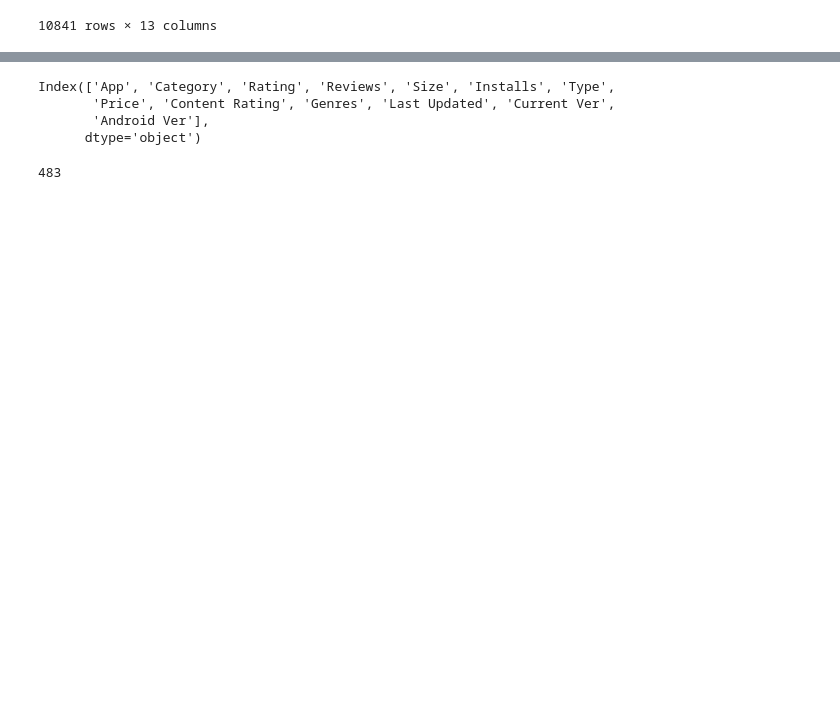
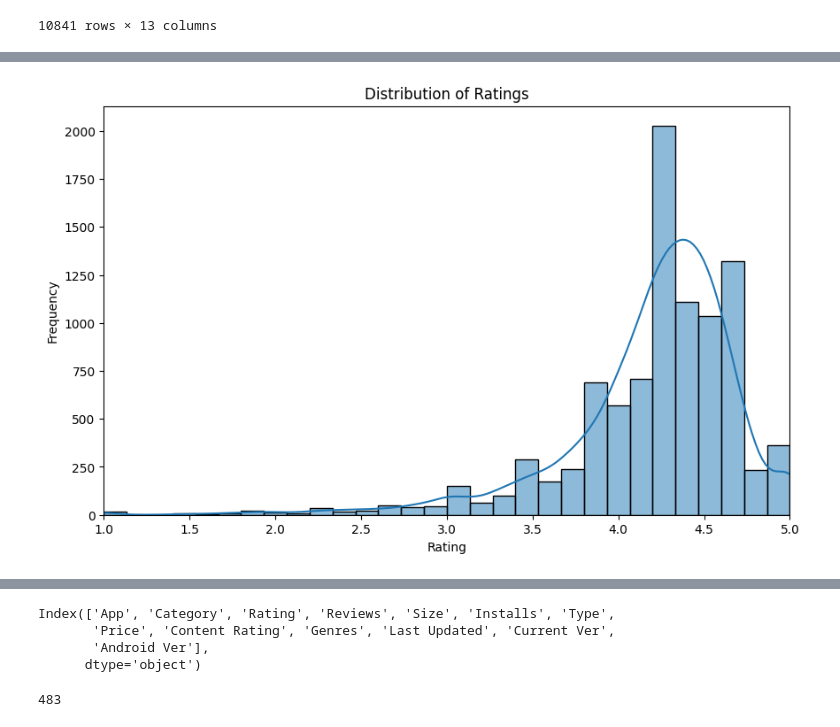
Before and after one commit to TruongGiaBao299/Machine-Learning-Final-Project, a Jupyter notebook: src/Final.ipynb, the cells around one changed output, grey strips where cells are left out. Drawn from its saved outputs; the diff is of its cells as text; code cells hidden in the pictures; blank space fills up the shorter version.

Commit message:
fix preprocess and plot

```diff
--- a/src/Final.ipynb
+++ b/src/Final.ipynb
@@ -38,0 +93,25 @@ data
+# %%
+data=data.drop(data.index[data[~data.Reviews.str.isnumeric()].index])
+# %%
+data['Reviews'] = data['Reviews'].astype(int)  # Convert 'Reviews' column to integer type
+
+data['Size'] = data['Size'].apply(lambda x: str(x).
+                                            replace('M', '').
+                                            replace('k', ''))  # Remove 'k' , 'M' from 'Size' column
+
+data['Price'] = data['Price'].apply(lambda x: float(str(x).
+                                                    replace('$', ''))) # Remove 'k' from 'Size' column
+
+data['Installs'] = data['Installs'].apply(lambda x: int(str(x).
+                                                        replace('+', '').
+                                                        replace(',','')))  # Remove '+' from 'Installs' column
+
+
+data['Size'] = pd.to_numeric(data['Size'], errors='coerce')
+# Calculate the mean excluding NaN values
+mean_size = data['Size'].mean(skipna=True)
+
+# Replace "Varies with device" with the mean value
+data['Size'].fillna( mean_size, inplace=True)
+
+data
@@ -38,0 +149,11 @@ data
+# %%
+# Plot histogram for Rating
+plt.figure(figsize=(10, 6))
+sns.histplot(data['Rating'], bins=30, kde=True)
+plt.title('Distribution of Ratings')
+plt.xlabel('Rating')
+plt.xlim((1,5))
+plt.ylabel('Frequency')
+plt.show()
+# %% [output]
+[figure, added]
```
Also changed, not shown: parts of 37 cells of this notebook, 1 other file.
